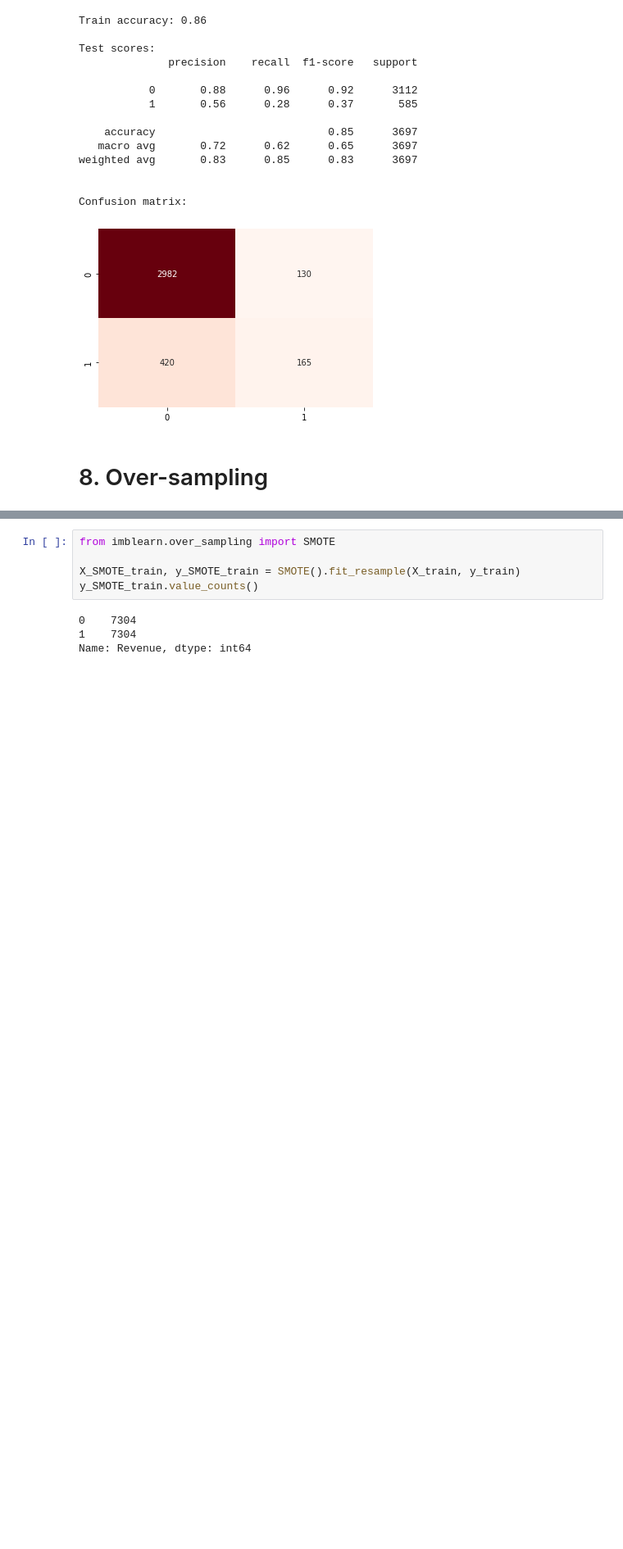
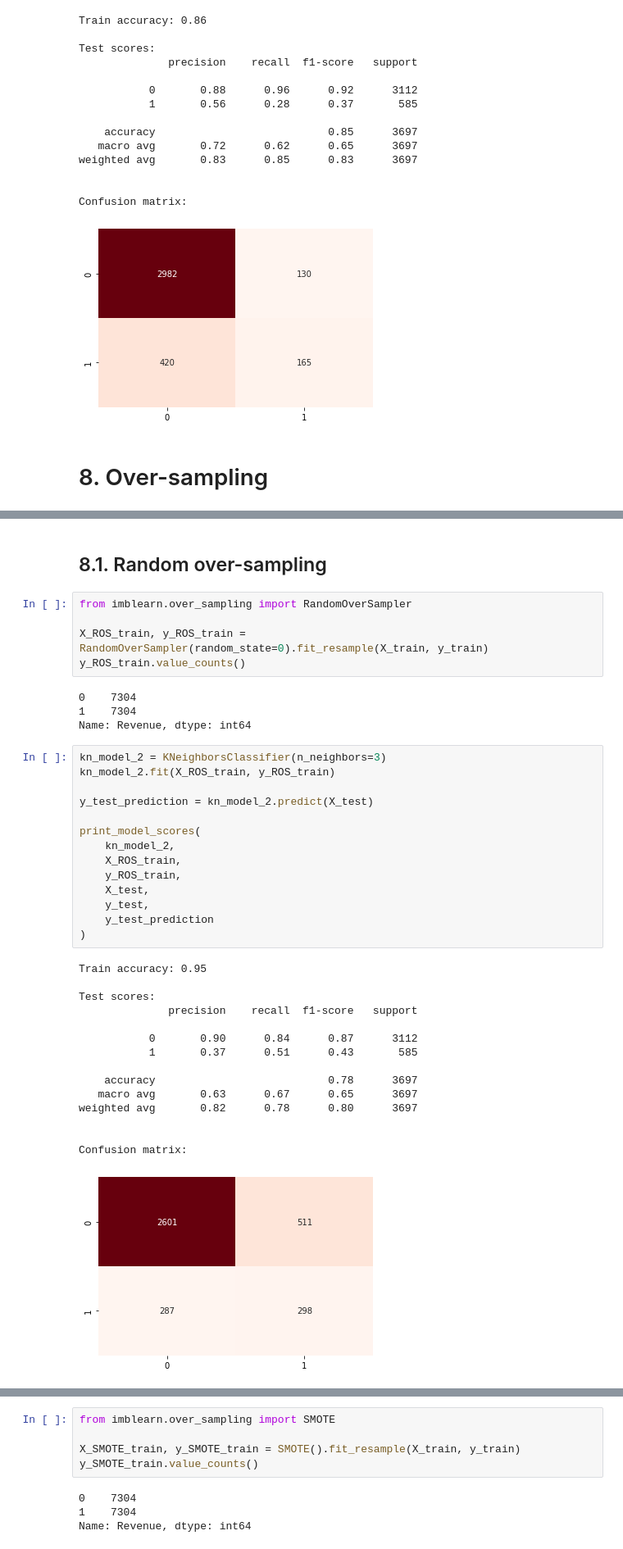
Before and after one commit to tarasov001/ml_2022, a Jupyter notebook: visitors_response.ipynb, the cells around one changed output, grey strips where cells are left out. Shown at 82% size. Cells and saved outputs as stored; diff of their text form; blank space fills up the shorter version.

```diff
--- a/visitors_response.ipynb
+++ b/visitors_response.ipynb
@@ -273,3 +287,44 @@ Requirement already satisfied: threadpoolctl>=2.0.0 in /usr/local/lib/python3.7/
 Requirement already satisfied: scikit-learn>=1.0.1 in /usr/local/lib/python3.7/dist-packages (from imbalanced-learn) (1.0.2)
 Requirement already satisfied: numpy>=1.14.6 in /usr/local/lib/python3.7/dist-packages (from imbalanced-learn) (1.21.6)
+# %% [markdown]
+## 8.1. Random over-sampling
+# %%
+from imblearn.over_sampling import RandomOverSampler
+
+X_ROS_train, y_ROS_train = RandomOverSampler(random_state=0).fit_resample(X_train, y_train)
+y_ROS_train.value_counts()
+# %% [output]
+0    7304
+1    7304
+Name: Revenue, dtype: int64
+# %%
+kn_model_2 = KNeighborsClassifier(n_neighbors=3)
+kn_model_2.fit(X_ROS_train, y_ROS_train)
+
+y_test_prediction = kn_model_2.predict(X_test)
+
+print_model_scores(
+    kn_model_2,
+    X_ROS_train,
+    y_ROS_train,
+    X_test,
+    y_test,
+    y_test_prediction
+)
+# %% [output]
+Train accuracy: 0.95
+
+Test scores:
+              precision    recall  f1-score   support
+
+           0       0.90      0.84      0.87      3112
+           1       0.37      0.51      0.43       585
+
+    accuracy                           0.78      3697
+   macro avg       0.63      0.67      0.65      3697
+weighted avg       0.82      0.78      0.80      3697
+
+
+Confusion matrix:
+[figure, added]
 # %% [markdown]
```
Also changed, not shown: parts of 11 cells of this notebook.
